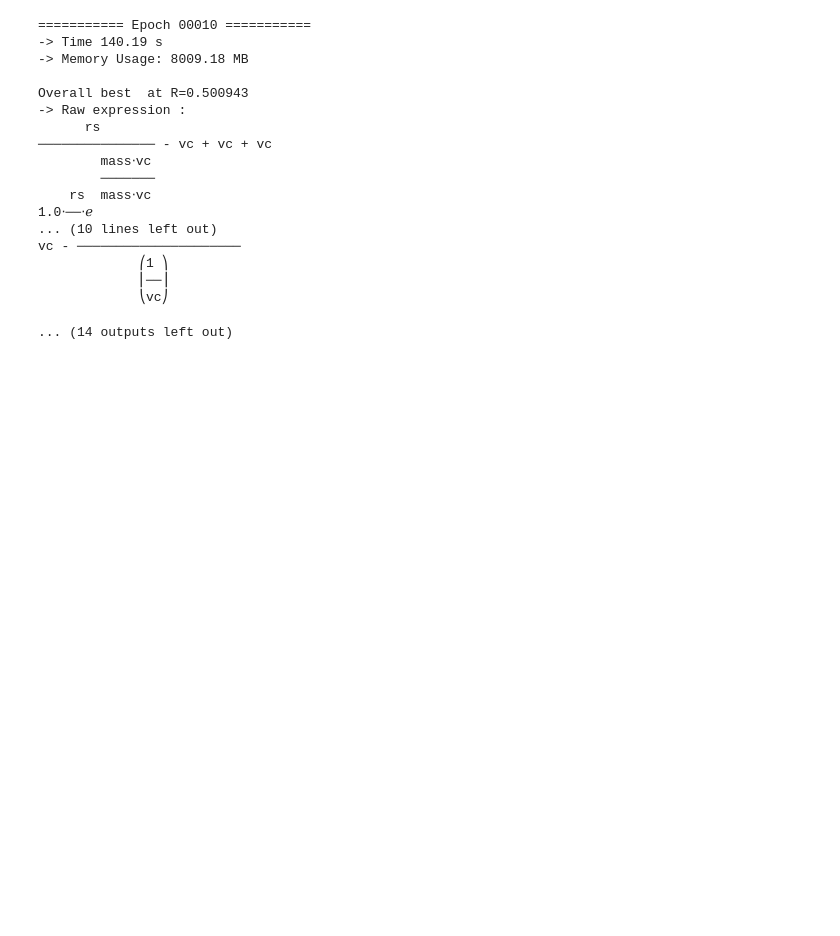
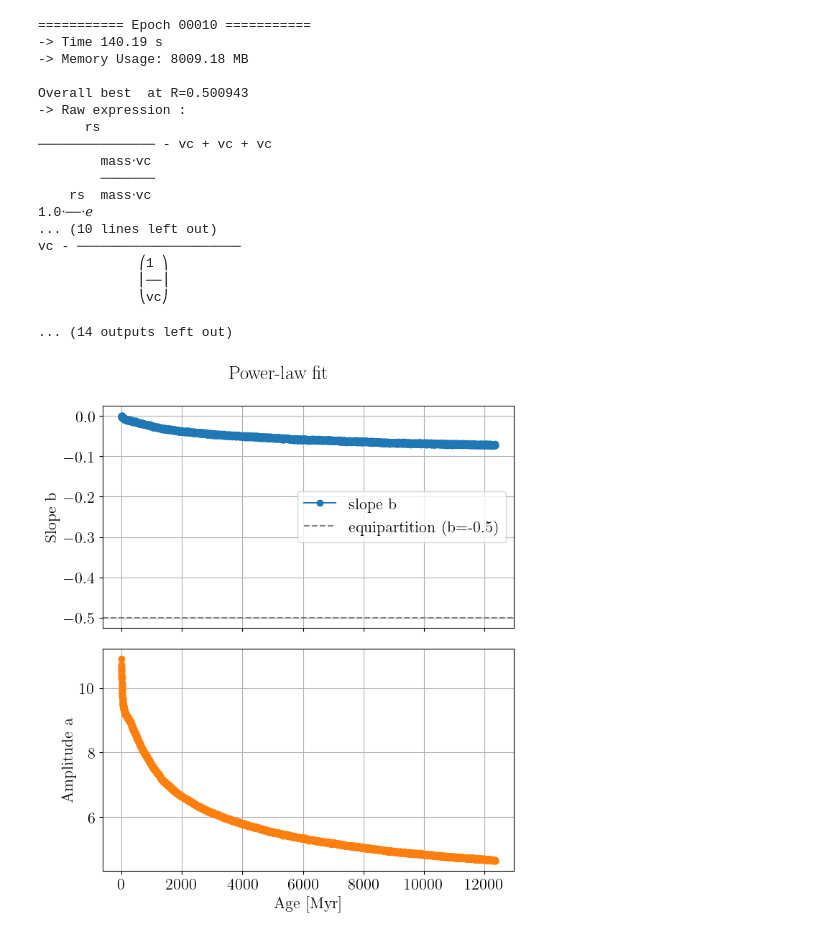
Before and after one commit to theocrt/phy-so-mass-dependent, a Jupyter notebook: physo_seb.ipynb, the cells around one changed output. Saved outputs shown, nothing was run; the diff lists cells and outputs as text; code cells hidden in the pictures; blank space fills up the shorter version.

```diff
--- a/physo_seb.ipynb
+++ b/physo_seb.ipynb
@@ -517,3 +517,62 @@ vc - ─────────────────────
              ⎜──⎟
              ⎝vc⎠
 ... (14 outputs left out)
+# %%
+from scipy.stats import linregress
+
+# Containers for results
+alpha_list = []  # intercepts (log10 a)
+beta_list = []   # slopes
+age_list = []    # corresponding ages
+
+# Loop over snapshots
+for i in range(len(age)):
+    M_i = np.asarray(m[i]).flatten()
+    sigma_i = np.asarray(s_phi_m[i]).flatten()
+
+    # Mask for valid data
+    mask = (M_i > 0) & (M_i <= 5) & np.isfinite(M_i) & np.isfinite(sigma_i)
+    M_i = M_i[mask]
+    sigma_i = sigma_i[mask]
+
+    if len(M_i) < 10:  # skip if too few points
+        continue
+
+    # Fit log10(sigma) = alpha + beta log10(M)
+    logM = np.log10(M_i)
+    logSigma = np.log10(sigma_i)
+    slope, intercept, r_value, p_value, std_err = linregress(logM, logSigma)
+
+    alpha_list.append(intercept)
+    beta_list.append(slope)
+    age_list.append(age[i])
+
+# Convert to numpy arrays
+alpha_arr = np.array(alpha_list)
+beta_arr = np.array(beta_list)
+age_arr = np.array(age_list)
+
+# Convert alpha -> a
+a_arr = 10**alpha_arr
+
+# --- Plot results ---
+fig, ax = plt.subplots(2, 1, figsize=(7, 8), sharex=True)
+fig.suptitle("Power-law fit")
+
+# Plot slope b(t)
+ax[0].plot(age_arr, beta_arr, marker='o', label='slope b')
+ax[0].axhline(-0.5, color='gray', ls='--', label='equipartition (b=-0.5)')
+ax[0].set_ylabel("Slope b")
+ax[0].legend()
+ax[0].grid(True)
+
+# Plot amplitude a(t)
+ax[1].plot(age_arr, a_arr, marker='o', color='tab:orange')
+ax[1].set_xlabel("Age [Myr]")
+ax[1].set_ylabel("Amplitude a")
+ax[1].grid(True)
+
+plt.tight_layout()
+plt.show()
+# %% [output]
+[figure, added]
```
Also changed, not shown: parts of 1 cell of this notebook.
